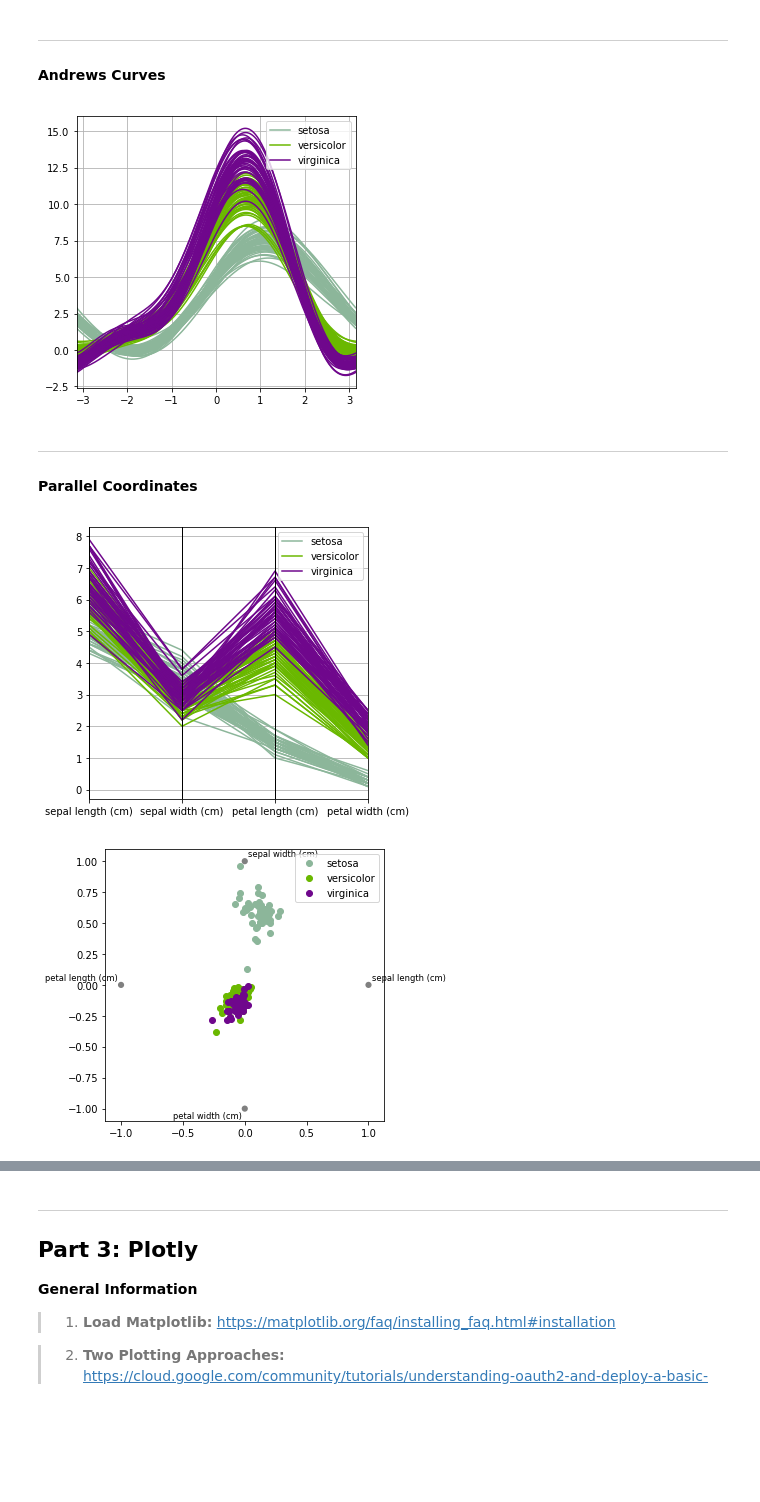
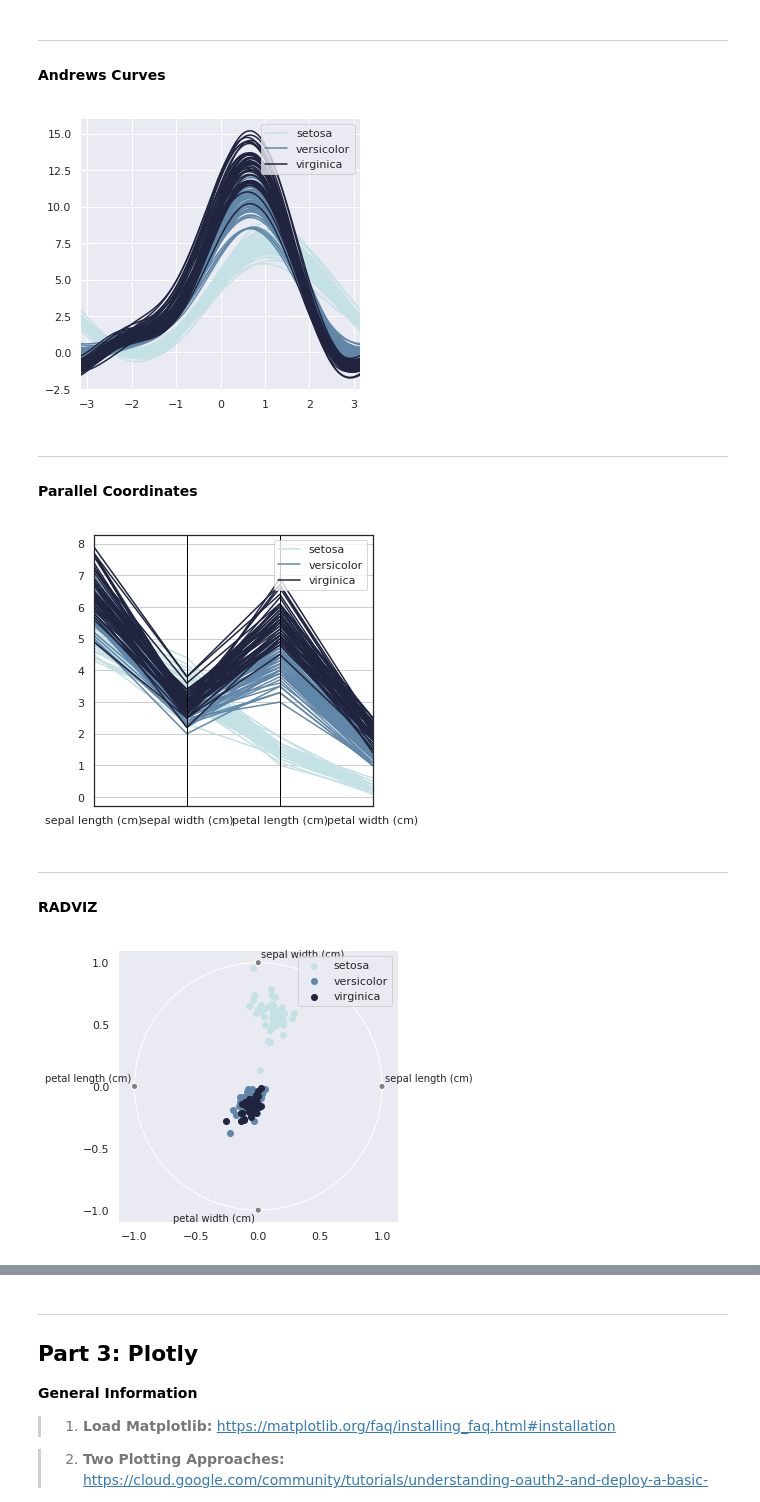
Before and after one commit to ehcastroh/02c-tools-data-visualizations, a Jupyter notebook: visualization-intro-w-matplotlib-seaborn-plotly-v3.ipynb, the cells around one changed output, grey strips where cells are left out. Drawn from its saved outputs; the diff is of its cells as text; code cells hidden in the pictures; blank space fills up the shorter version.

Commit message:
completed seaborn part of presentation.

```diff
--- a/visualization-intro-w-matplotlib-seaborn-plotly-v3.ipynb
+++ b/visualization-intro-w-matplotlib-seaborn-plotly-v3.ipynb
@@ -1300,6 +1258,9 @@ g.map_lower(sns.kdeplot, cmap="Blues_d")
 g.map_diag(sns.kdeplot, lw=3, legend=False);
 # %% [output]
 [figure]
+# %%
+# return seaborn to default
+sns.set(style='white')
 # %% [markdown]
 <hr style="border: 3px solid#1f77b4;" />
 
@@ -1358,10 +1319,19 @@ http://www.cs.middlebury.edu/~bwbrown/cs465/radviz/radviz_html_page.html
 # Build a dataframe from sklearn dataset
 iris_df = datasets.load_iris()
 
-df = pd.DataFrame(iris_df.data, columns=iris_df.feature_names)
-df['target']=iris_df.target
+# prepare dataframe for modeling
+df_mv = pd.DataFrame(iris_df.data, columns=iris_df.feature_names)
+df_mv['target']=iris_df.target
+df_mv['species'] = df_mv['target'].map({0:iris_df.target_names[0],1:iris_df.target_names[1],2:iris_df.target_names[2]})
 
-print(iris_df.target_names)
-df['species'] = df['target'].map({0:iris_df.target_names[0],1:iris_df.target_names[1],2:iris_df.target_names[2]})
-df.head()
+# prepare figure for plotting
+# set design and color
+cmap = sns.cubehelix_palette(rot=-.2, as_cmap=True)
+sns.set(context = "paper",
+        style = "dark",
+        font_scale=1.0,
+       );
+
+# sanity check
+df_mv.head()
 # %% [output]
@@ -1378,21 +1347,48 @@ ___
 # %%
 ### Andrews Curves ###
 from pandas.plotting import andrews_curves
-andrews_curves(df.drop("target", axis=1), "species");
+andrews_curves(df_mv.drop("target", axis=1),
+               class_column="species",
+               colormap = cmap);
+
+# Tweak the visual presentation
+ax.xaxis.grid(True)
+ax.set(ylabel="")
+sns.despine(trim=True, left=True)
 # %% [output]
-[figure, old version]
+[figure, new version]
 # %% [markdown]
 ___
 #### Parallel Coordinates
 # %%
 ### Parallel Coordinates ###
 from pandas.plotting import parallel_coordinates
-parallel_coordinates(df.drop("target", axis=1), "species");
+parallel_coordinates(df_mv.drop("target", axis=1),
+                     class_column="species",
+                     colormap = cmap);
+
+# Tweak the visual presentation
+sns.set(style="white")
+ax.yaxis.grid(True)
 # %% [output]
-[figure, old version]
+[figure, new version]
+# %% [markdown]
+___
+#### RADVIZ
 # %%
 ### RADVIZ ###
 from pandas.plotting import radviz
-radviz(df.drop("target", axis=1), "species");
+
+# plot
+radviz(df_mv.drop("target", axis=1),
+       class_column="species",
+       colormap = cmap
+      );
+
+# Tweak the visual presentation
+sns.set(style="dark")
+ax.xaxis.grid(False)
+ax.set(ylabel="")
+sns.despine(trim=True, left=True)
 # %% [output]
-[figure, old version]
+[figure, new version]
```
Also changed, not shown: parts of 51 cells of this notebook, 2 other files.
